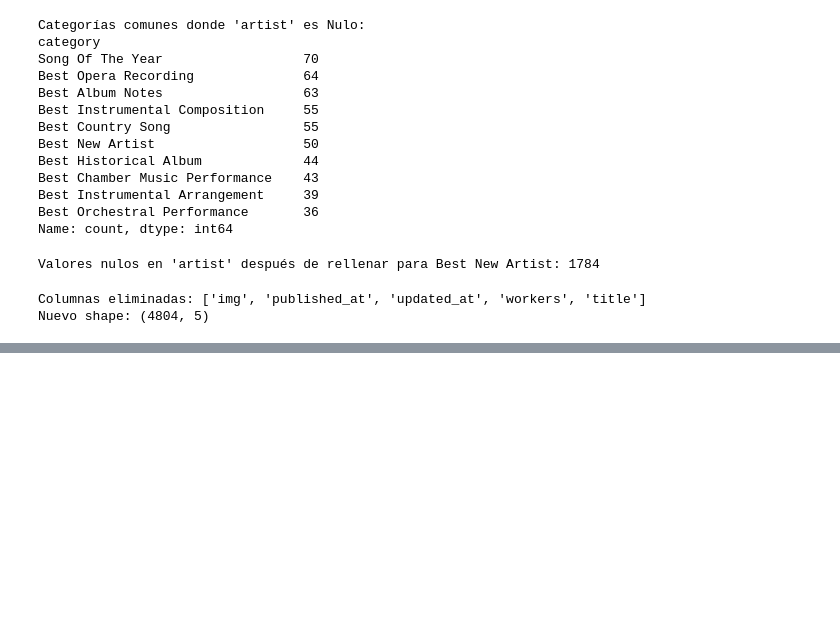
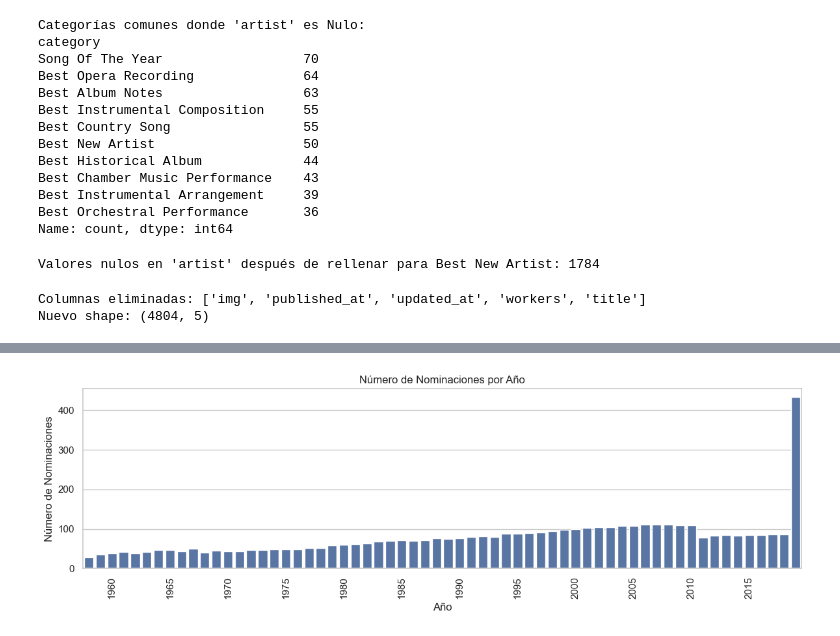
Before and after one commit to y4xulSC/workshop002, a Jupyter notebook: notebooks/grammy.ipynb, the cells around one changed output, grey strips where cells are left out. Saved outputs shown, nothing was run; the diff lists cells and outputs as text; code cells hidden in the pictures; blank space fills up the shorter version.

```diff
--- a/notebooks/grammy.ipynb
+++ b/notebooks/grammy.ipynb
@@ -102,3 +102,9 @@ if cols_exist:
 # %% [output]
 Columnas eliminadas: ['img', 'published_at', 'updated_at', 'workers', 'title']
 Nuevo shape: (4804, 5)
+# %%
+num_duplicates = df.duplicated().sum()
+print(f"\nNúmero de filas duplicadas: {num_duplicates}")
+if num_duplicates > 0:
+    df.drop_duplicates(inplace=True)
+    print(f"Filas duplicadas eliminadas. Nuevo shape: {df.shape}")
@@ -104,0 +113,4 @@ Nuevo shape: (4804, 5)
+# %%
+df['category'] = df['category'].str.strip()
+df['nominee'] = df['nominee'].str.strip()
+df['artist'] = df['artist'].str.strip()
@@ -104,0 +151,15 @@ Nuevo shape: (4804, 5)
+# %%
+sns.set(style="whitegrid")
+
+plt.figure(figsize=(12, 4))
+sns.countplot(data=df, x='year')
+plt.title('Número de Nominaciones por Año')
+plt.xlabel('Año')
+plt.ylabel('Número de Nominaciones')
+plt.xticks(rotation=90)
+tick_labels = [label if int(label.get_text()) % 5 == 0 else '' for label in plt.gca().get_xticklabels()]
+plt.gca().set_xticklabels(tick_labels)
+plt.tight_layout()
+plt.show()
+# %% [output]
+[figure, added]
```
Also changed, not shown: parts of 8 cells of this notebook.
